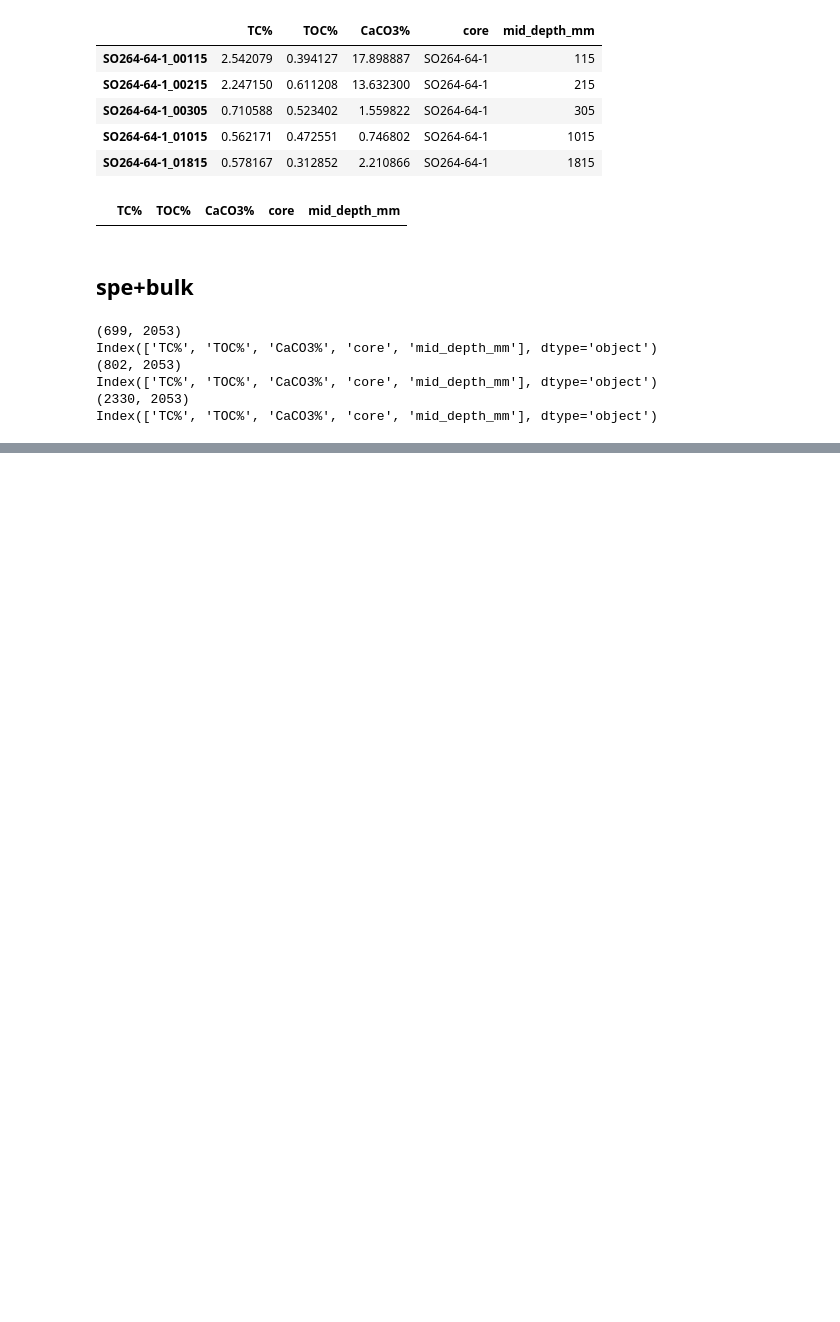
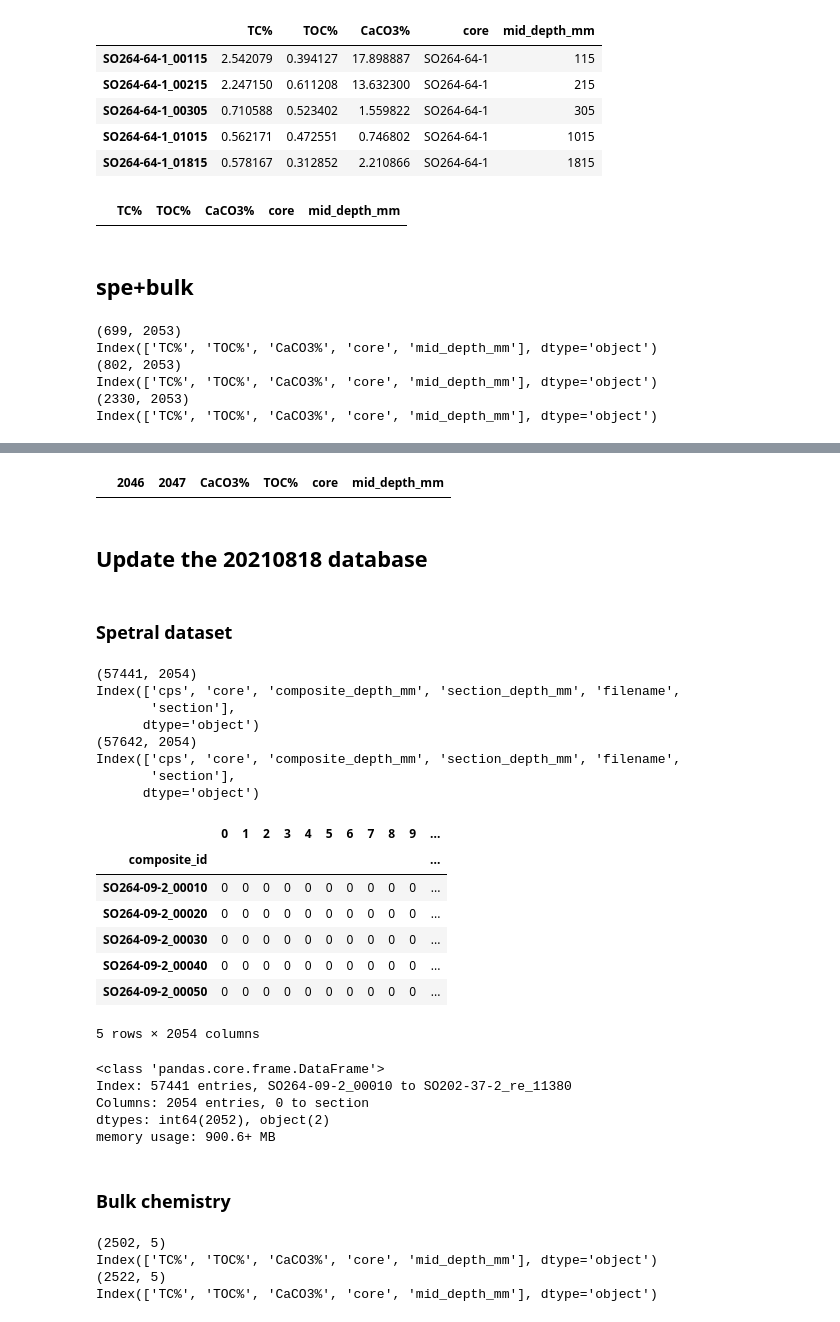
Before and after one commit to dispink/CaCO3_NWP, a Jupyter notebook: build_database_06.ipynb, the cells around one changed output, grey strips where cells are left out. Drawn from its saved outputs; the diff is of its cells as text; code cells hidden in the pictures; blank space fills up the shorter version.

```diff
--- a/build_database_06.ipynb
+++ b/build_database_06.ipynb
@@ -860,0 +1109,33 @@ c_df.to_csv('data/spe+bulk_dataset_{}.csv'.format(date))
+# %%
+merge_df.loc[merge_df.isna().any(axis = 1), merge_df.columns[-6:]]
+# %% [output]
+|  | 2046 | 2047 | CaCO3% | TOC% | core | mid_depth_mm |
+# %% [markdown]
+## Update the 20210818 database
+# %% [markdown]
+### Spetral dataset
+# %%
+c_df = pd.DataFrame()
+for df in [pd.read_csv('data/spe_dataset_20210818.csv', index_col=0),
+           clean_df]:
+    c_df = pd.concat([c_df, df], join='outer', axis=0)
+    print(c_df.shape)
+    print(c_df.columns[2048:])
+c_df.head()
+# %% [output]
+(57441, 2054)
+Index(['cps', 'core', 'composite_depth_mm', 'section_depth_mm', 'filename',
+       'section'],
+      dtype='object')
+(57642, 2054)
+Index(['cps', 'core', 'composite_depth_mm', 'section_depth_mm', 'filename',
+       'section'],
+      dtype='object')
+|  | 0 | 1 | 2 | 3 | 4 | 5 | 6 | 7 | 8 | 9 | ... |
+| composite_id |  |  |  |  |  |  |  |  |  |  | ... |
+| SO264-09-2_00010 | 0 | 0 | 0 | 0 | 0 | 0 | 0 | 0 | 0 | 0 | ... |
+| SO264-09-2_00020 | 0 | 0 | 0 | 0 | 0 | 0 | 0 | 0 | 0 | 0 | ... |
+| SO264-09-2_00030 | 0 | 0 | 0 | 0 | 0 | 0 | 0 | 0 | 0 | 0 | ... |
+| SO264-09-2_00040 | 0 | 0 | 0 | 0 | 0 | 0 | 0 | 0 | 0 | 0 | ... |
+| SO264-09-2_00050 | 0 | 0 | 0 | 0 | 0 | 0 | 0 | 0 | 0 | 0 | ... |
+5 rows × 2054 columns
@@ -860,0 +1144,22 @@ c_df.to_csv('data/spe+bulk_dataset_{}.csv'.format(date))
+# %%
+pd.read_csv('data/spe_dataset_20210818.csv', index_col=0).info()
+# %% [output]
+<class 'pandas.core.frame.DataFrame'>
+Index: 57441 entries, SO264-09-2_00010 to SO202-37-2_re_11380
+Columns: 2054 entries, 0 to section
+dtypes: int64(2052), object(2)
+memory usage: 900.6+ MB
+# %% [markdown]
+### Bulk chemistry
+# %%
+c_df = pd.DataFrame()
+for df in [pd.read_csv('data/bulk_dataset_20210818.csv', index_col=0),
+           bulk_df]:
+    c_df = pd.concat([c_df, df], join='outer', axis=0)
+    print(c_df.shape)
+    print(c_df.columns)
+# %% [output]
+(2502, 5)
+Index(['TC%', 'TOC%', 'CaCO3%', 'core', 'mid_depth_mm'], dtype='object')
+(2522, 5)
+Index(['TC%', 'TOC%', 'CaCO3%', 'core', 'mid_depth_mm'], dtype='object')
```
Also changed, not shown: parts of 34 cells of this notebook.
